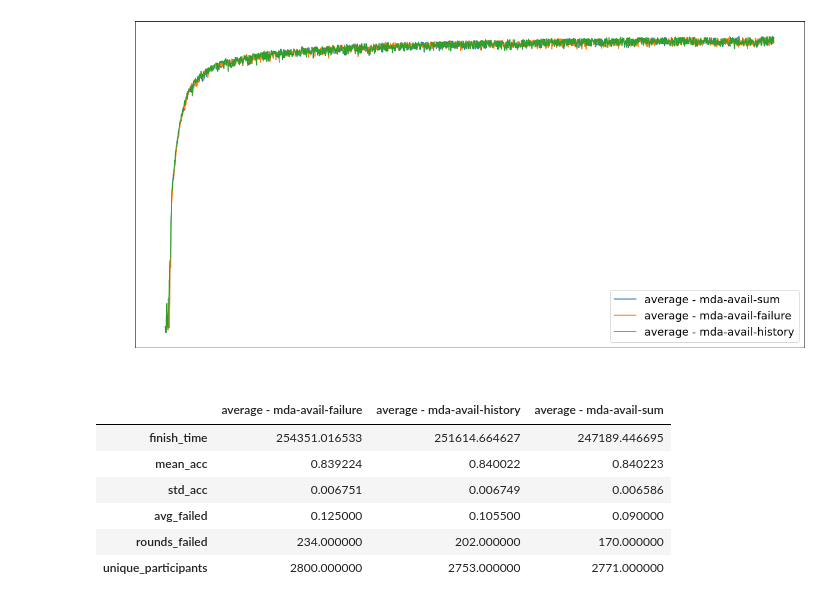
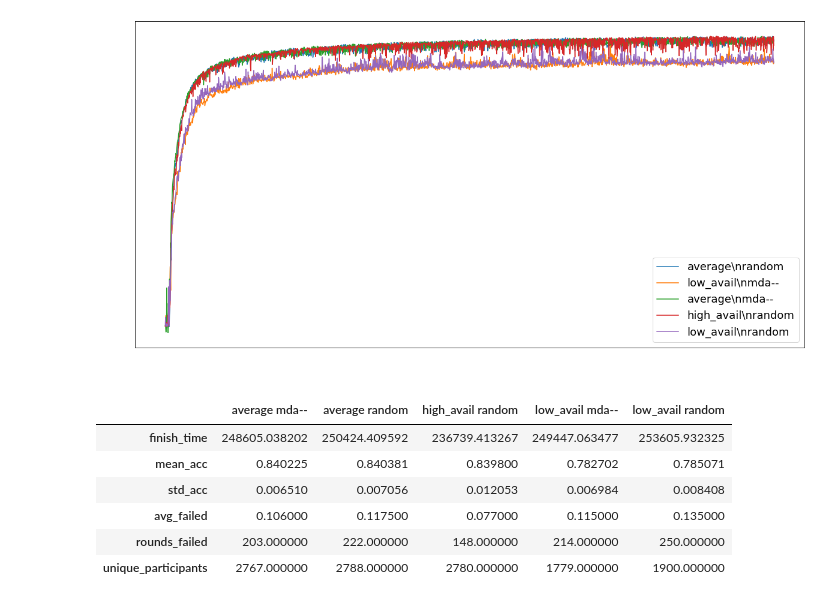
Before and after one commit to aminesi/FedML, a Jupyter notebook: fedml_experiments/distributed/fedavg/visualize.ipynb, the cells around one changed output. Drawn from its saved outputs; the diff is of its cells as text; code cells hidden in the pictures.

Commit message:
improved visualize.ipynb

```diff
--- a/fedml_experiments/distributed/fedavg/visualize.ipynb
+++ b/fedml_experiments/distributed/fedavg/visualize.ipynb
@@ -5,6 +5,8 @@ import re
 import os
 import pandas as pd
 import ast
+from IPython.display import display, HTML
+
 
 plt.rcParams.update({
     'font.size': 18,
@@ -30,47 +32,55 @@ def extract_file_data(file):
         unique_participants = len(set().union(*selected))
         return avg_failed, unique_participants, rounds_failed
 
-base = 'results/'
+
+base = 'results-mda-avail-only/'
+
+
+def extract_config(raw, key):
+    if key in raw:
+        return re.compile(key + '\s+=\s+(\S+)').search(raw).group(1)
+    return ''
 
 for dir in os.listdir(base):
     config = ''
     with open(base + dir + '/args.txt') as args:
         args = args.read()
-        config = re.compile('trace_distro = (\S+)').search(args).group(1)
-        config += ' - ' + re.compile('selector = (\S+)').search(args).group(1)
-        if 'mda' in config and 'score_method' in args:
-            config += '-' + re.compile('score_method = (\S+)').search(args).group(1)
+        config = extract_config(args, 'trace_distro')
+        config += '\\n' + extract_config(args, 'selector')
+        if 'mda' in config:
+            config += '-' + extract_config(args, 'mda_method')
+            config += '-' + extract_config(args, 'score_method')
 
     accuracies = np.load(base + dir + '/accuracies.npy')
     for file in os.listdir(base + dir):
         if file.startswith('run.sh'):
             avg_failed, unique_participants, rounds_failed = extract_file_data(base + dir + '/' + file)
 
     plt.plot(range(len(accuracies)), accuracies, label=config)
     times = np.load(base + dir + '/times.npy')
     data[config] = {
         'finish_time': times[-1],
         'mean_acc': accuracies[1500:].mean(),
         'std_acc': accuracies[1500:].std(),
         'avg_failed': avg_failed,
         'rounds_failed': rounds_failed,
         'unique_participants': unique_participants
     }
 
 plt.xlabel('Round number')
 plt.ylabel('Accuracy')
 plt.legend()
 plt.show()
 
 df = pd.DataFrame(data)
-df
-df.sort_index(axis=1)
+df = df.sort_index(axis=1)
+display( HTML( df.to_html().replace("\\n","<br>") ) )
 # %% [output]
-[figure, old version]
+[figure, new version]
-|  | average - mda-avail-failure | average - mda-avail-history | average - mda-avail-sum |
-| finish_time | 254351.016533 | 251614.664627 | 247189.446695 |
-| mean_acc | 0.839224 | 0.840022 | 0.840223 |
-| std_acc | 0.006751 | 0.006749 | 0.006586 |
-| avg_failed | 0.125000 | 0.105500 | 0.090000 |
-| rounds_failed | 234.000000 | 202.000000 | 170.000000 |
-| unique_participants | 2800.000000 | 2753.000000 | 2771.000000 |
+|  | average mda-- | average random | high_avail random | low_avail mda-- | low_avail random |
+| finish_time | 248605.038202 | 250424.409592 | 236739.413267 | 249447.063477 | 253605.932325 |
+| mean_acc | 0.840225 | 0.840381 | 0.839800 | 0.782702 | 0.785071 |
+| std_acc | 0.006510 | 0.007056 | 0.012053 | 0.006984 | 0.008408 |
+| avg_failed | 0.106000 | 0.117500 | 0.077000 | 0.115000 | 0.135000 |
+| rounds_failed | 203.000000 | 222.000000 | 148.000000 | 214.000000 | 250.000000 |
+| unique_participants | 2767.000000 | 2788.000000 | 2780.000000 | 1779.000000 | 1900.000000 |
```
Also changed, not shown: 1 other file.
